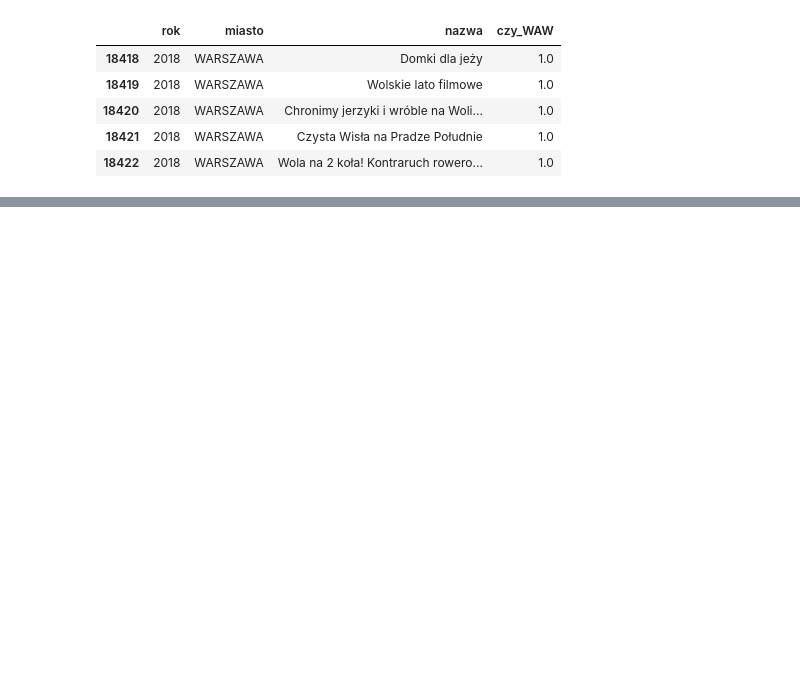
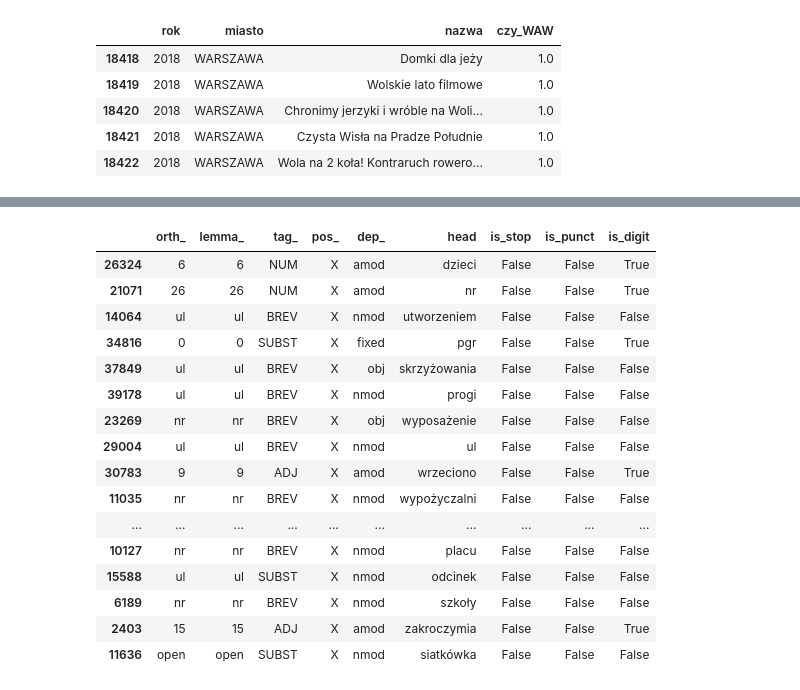
Before and after one commit to malowana/NLP_budzet_obywatelski, a Jupyter notebook: BO_analiza_morfologiczna.ipynb, the cells around one changed output, grey strips where cells are left out. Cells and saved outputs as stored; diff of their text form; code cells hidden in the pictures; blank space fills up the shorter version.

```diff
--- a/BO_analiza_morfologiczna.ipynb
+++ b/BO_analiza_morfologiczna.ipynb
@@ -147,0 +188,3 @@ Jaśkiewicza         Jaśkiewicz          PROPN     SUBST       0  0  0
+# %%
+# Usunięcie duplikatów
+df_waw_morf = df_waw_morf.drop_duplicates()
@@ -147,0 +238,20 @@ Jaśkiewicza         Jaśkiewicz          PROPN     SUBST       0  0  0
+# %%
+df_waw_morf[ df_waw_morf['pos_']=='X'].sample(20)
+# %% [output]
+|  | orth_ | lemma_ | tag_ | pos_ | dep_ | head | is_stop | is_punct | is_digit |
+| 26324 | 6 | 6 | NUM | X | amod | dzieci | False | False | True |
+| 21071 | 26 | 26 | NUM | X | amod | nr | False | False | True |
+| 14064 | ul | ul | BREV | X | nmod | utworzeniem | False | False | False |
+| 34816 | 0 | 0 | SUBST | X | fixed | pgr | False | False | True |
+| 37849 | ul | ul | BREV | X | obj | skrzyżowania | False | False | False |
+| 39178 | ul | ul | BREV | X | nmod | progi | False | False | False |
+| 23269 | nr | nr | BREV | X | obj | wyposażenie | False | False | False |
+| 29004 | ul | ul | BREV | X | nmod | ul | False | False | False |
+| 30783 | 9 | 9 | ADJ | X | amod | wrzeciono | False | False | True |
+| 11035 | nr | nr | BREV | X | nmod | wypożyczalni | False | False | False |
+| ... | ... | ... | ... | ... | ... | ... | ... | ... | ... |
+| 10127 | nr | nr | BREV | X | nmod | placu | False | False | False |
+| 15588 | ul | ul | SUBST | X | nmod | odcinek | False | False | False |
+| 6189 | nr | nr | BREV | X | nmod | szkoły | False | False | False |
+| 2403 | 15 | 15 | ADJ | X | amod | zakroczymia | False | False | True |
+| 11636 | open | open | SUBST | X | nmod | siatkówka | False | False | False |
```
Also changed, not shown: parts of 16 cells of this notebook.
